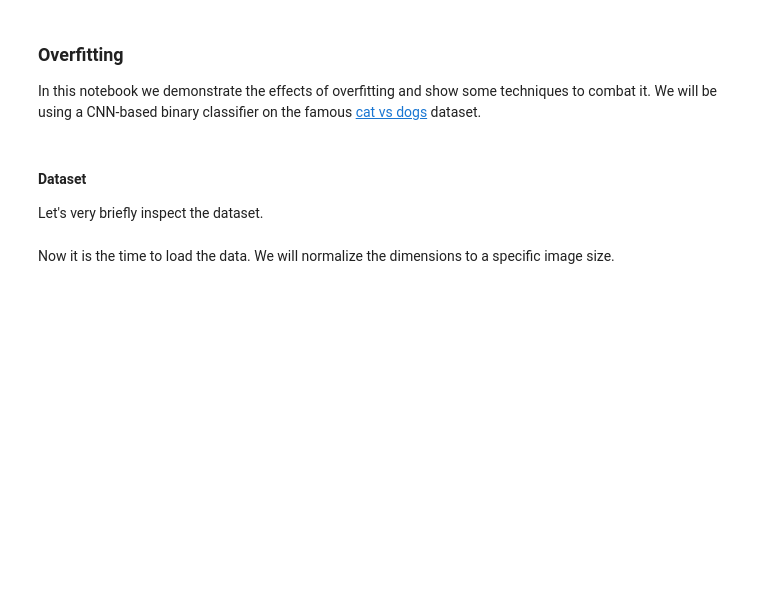
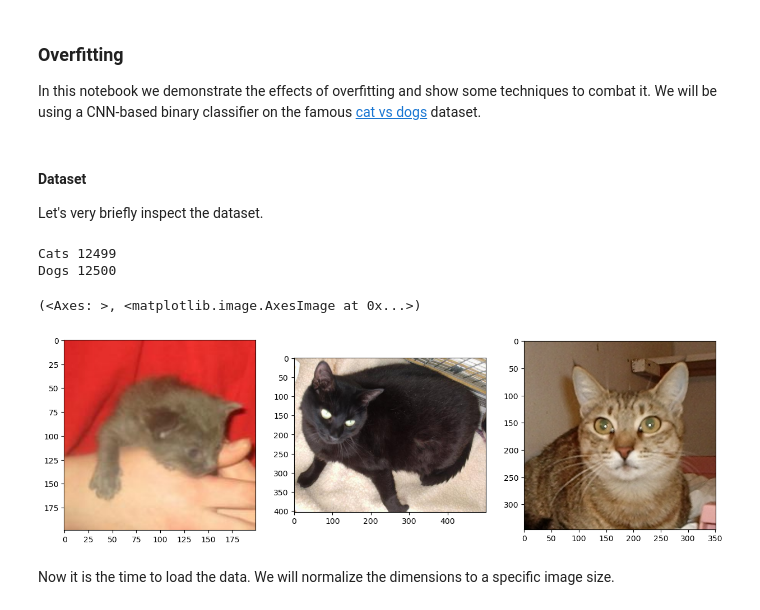
Before and after one commit to AndrewKolomiets/cv-study, a Jupyter notebook: lesson15/Overfitting.ipynb, the cells around one changed output. Drawn from its saved outputs; the diff is of its cells as text; code cells hidden in the pictures; blank space fills up the shorter version.

Commit message:
lesson15 try overfitting

```diff
--- a/lesson15/Overfitting.ipynb
+++ b/lesson15/Overfitting.ipynb
@@ -26,19 +26,31 @@ set_seed(seed_value)
 #### Dataset
 
 Let's very briefly inspect the dataset.
+# %%
+from glob import glob
+
+
+def absolute_file_paths(directory):
+    return glob(os.path.join(directory, "**"))
 # %%
-folder = '/media/janko/DATA/Datasets/cats_dogs/train'
-samples = os.listdir(folder)
+folder = 'C:\\Users\\STOIANOV\\cv-study\\lesson15\\data\\'
+samples = absolute_file_paths(os.path.join(folder,'Cat'))
+samples += absolute_file_paths(os.path.join(folder,'Dog'))
 
-print('Cats', len([s for s in samples if 'cat' in s]))
-print('Dogs', len([s for s in samples if 'dog' in s]))
+print('Cats', len([s for s in samples if 'Cat' in s]))
+print('Dogs', len([s for s in samples if 'Dog' in s]))
 
-img = cv2.cvtColor(cv2.imread(os.path.join(folder, np.random.choice(samples))), cv2.COLOR_BGR2RGB)
+img = cv2.cvtColor(cv2.imread(np.random.choice(samples)), cv2.COLOR_BGR2RGB)
 plt.subplot(131), plt.imshow(img)
-img = cv2.cvtColor(cv2.imread(os.path.join(folder, np.random.choice(samples))), cv2.COLOR_BGR2RGB)
+img = cv2.cvtColor(cv2.imread(np.random.choice(samples)), cv2.COLOR_BGR2RGB)
 plt.subplot(132), plt.imshow(img)
-img = cv2.cvtColor(cv2.imread(os.path.join(folder, np.random.choice(samples))), cv2.COLOR_BGR2RGB)
+img = cv2.cvtColor(cv2.imread(np.random.choice(samples)), cv2.COLOR_BGR2RGB)
 plt.subplot(133), plt.imshow(img)
+# %% [output]
+Cats 12499
+Dogs 12500
+(<Axes: >, <matplotlib.image.AxesImage at 0x...>)
+[figure, added]
 # %% [markdown]
 Now it is the time to load the data. We will normalize the dimensions to a specific image size.
 # %%
```
Also changed, not shown: parts of 11 cells of this notebook, 1 other file.
